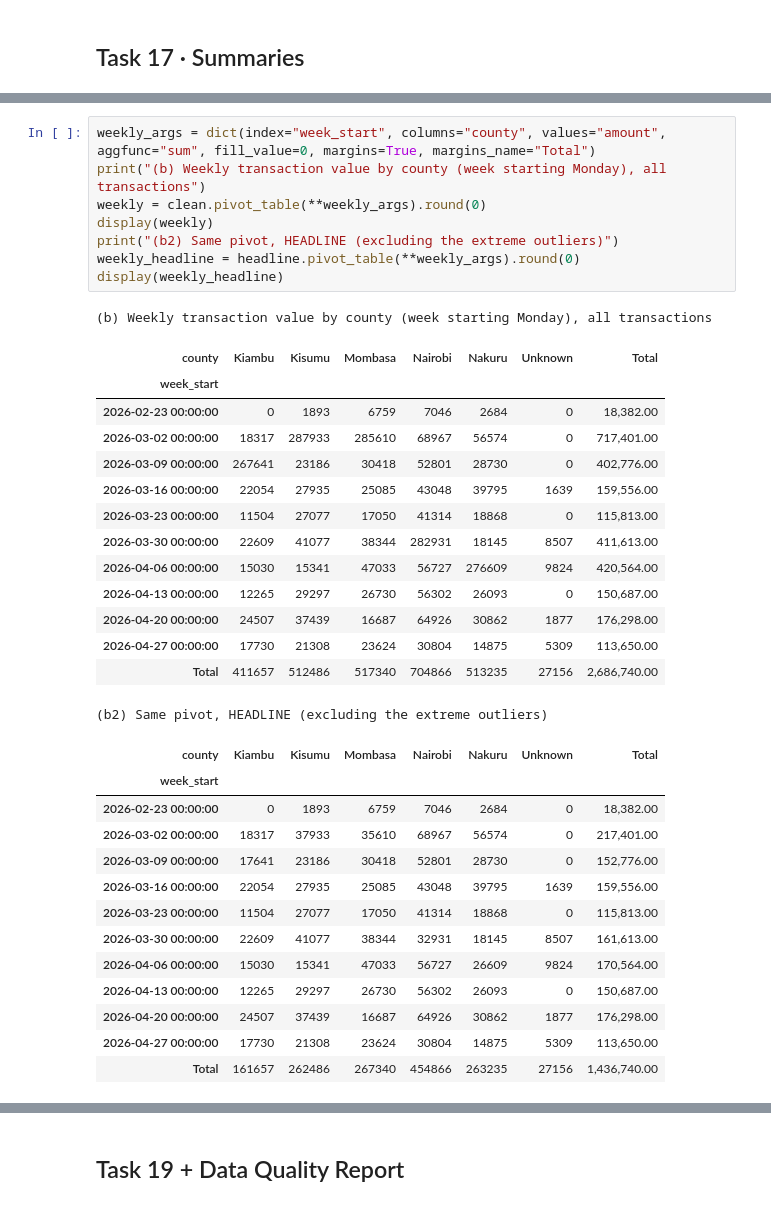
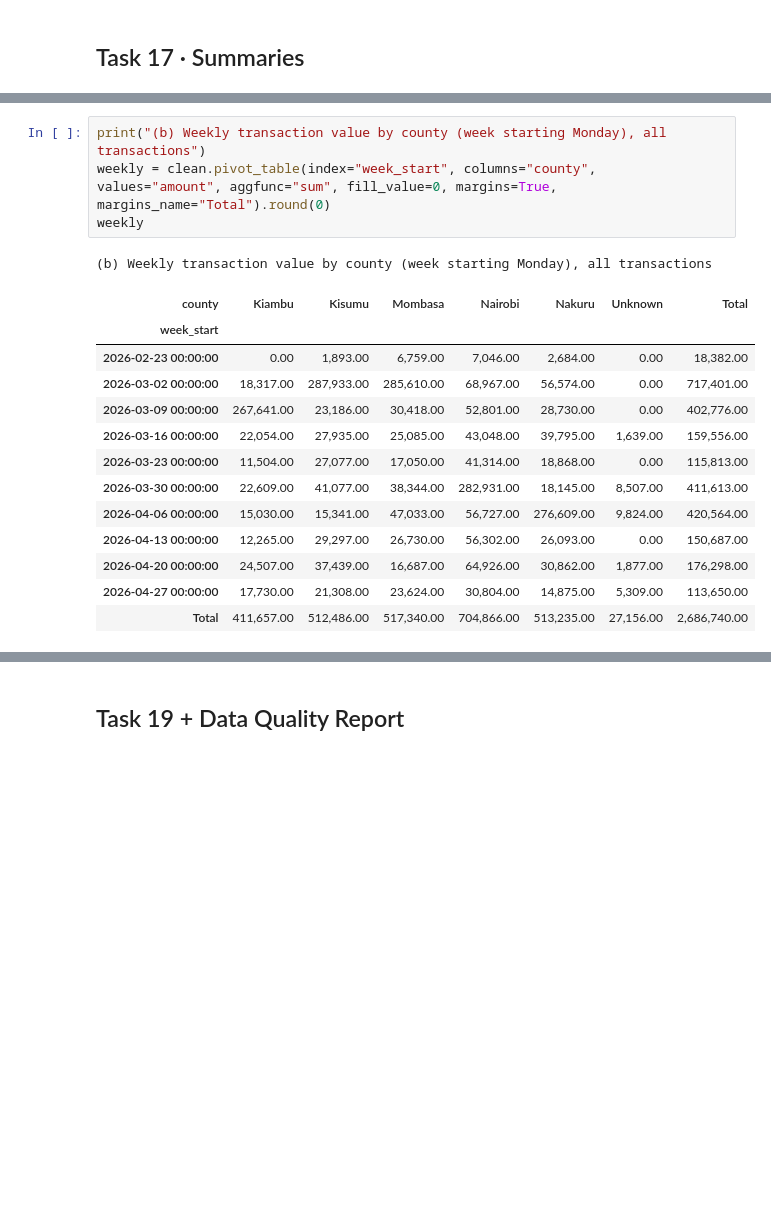
Before and after one commit to Chala-prog/plp-da-a3-duka-sales-and-agent-cleanup, a Jupyter notebook: agent_cleanup.ipynb, the cells around one changed output, grey strips where cells are left out. Cells and saved outputs as stored; diff of their text form; blank space fills up the shorter version.

```diff
--- a/agent_cleanup.ipynb
+++ b/agent_cleanup.ipynb
@@ -259,41 +201,23 @@ display(summ(headline))
 |  | Withdrawal | 1,877.00 | 1 | 1,877.00 |
 # %%
-weekly_args = dict(index="week_start", columns="county", values="amount", aggfunc="sum", fill_value=0, margins=True, margins_name="Total")
 print("(b) Weekly transaction value by county (week starting Monday), all transactions")
-weekly = clean.pivot_table(**weekly_args).round(0)
-display(weekly)
-print("(b2) Same pivot, HEADLINE (excluding the extreme outliers)")
-weekly_headline = headline.pivot_table(**weekly_args).round(0)
-display(weekly_headline)
+weekly = clean.pivot_table(index="week_start", columns="county", values="amount", aggfunc="sum", fill_value=0, margins=True, margins_name="Total").round(0)
+weekly
 # %% [output]
 (b) Weekly transaction value by county (week starting Monday), all transactions
 | county | Kiambu | Kisumu | Mombasa | Nairobi | Nakuru | Unknown | Total |
 | week_start |  |  |  |  |  |  |  |
-| 2026-02-23 00:00:00 | 0 | 1893 | 6759 | 7046 | 2684 | 0 | 18,382.00 |
-| 2026-03-02 00:00:00 | 18317 | 287933 | 285610 | 68967 | 56574 | 0 | 717,401.00 |
-| 2026-03-09 00:00:00 | 267641 | 23186 | 30418 | 52801 | 28730 | 0 | 402,776.00 |
-| 2026-03-16 00:00:00 | 22054 | 27935 | 25085 | 43048 | 39795 | 1639 | 159,556.00 |
-| 2026-03-23 00:00:00 | 11504 | 27077 | 17050 | 41314 | 18868 | 0 | 115,813.00 |
-| 2026-03-30 00:00:00 | 22609 | 41077 | 38344 | 282931 | 18145 | 8507 | 411,613.00 |
-| 2026-04-06 00:00:00 | 15030 | 15341 | 47033 | 56727 | 276609 | 9824 | 420,564.00 |
-| 2026-04-13 00:00:00 | 12265 | 29297 | 26730 | 56302 | 26093 | 0 | 150,687.00 |
-| 2026-04-20 00:00:00 | 24507 | 37439 | 16687 | 64926 | 30862 | 1877 | 176,298.00 |
-| 2026-04-27 00:00:00 | 17730 | 21308 | 23624 | 30804 | 14875 | 5309 | 113,650.00 |
-| Total | 411657 | 512486 | 517340 | 704866 | 513235 | 27156 | 2,686,740.00 |
+| 2026-02-23 00:00:00 | 0.00 | 1,893.00 | 6,759.00 | 7,046.00 | 2,684.00 | 0.00 | 18,382.00 |
+| 2026-03-02 00:00:00 | 18,317.00 | 287,933.00 | 285,610.00 | 68,967.00 | 56,574.00 | 0.00 | 717,401.00 |
+| 2026-03-09 00:00:00 | 267,641.00 | 23,186.00 | 30,418.00 | 52,801.00 | 28,730.00 | 0.00 | 402,776.00 |
+| 2026-03-16 00:00:00 | 22,054.00 | 27,935.00 | 25,085.00 | 43,048.00 | 39,795.00 | 1,639.00 | 159,556.00 |
+| 2026-03-23 00:00:00 | 11,504.00 | 27,077.00 | 17,050.00 | 41,314.00 | 18,868.00 | 0.00 | 115,813.00 |
+| 2026-03-30 00:00:00 | 22,609.00 | 41,077.00 | 38,344.00 | 282,931.00 | 18,145.00 | 8,507.00 | 411,613.00 |
+| 2026-04-06 00:00:00 | 15,030.00 | 15,341.00 | 47,033.00 | 56,727.00 | 276,609.00 | 9,824.00 | 420,564.00 |
+| 2026-04-13 00:00:00 | 12,265.00 | 29,297.00 | 26,730.00 | 56,302.00 | 26,093.00 | 0.00 | 150,687.00 |
+| 2026-04-20 00:00:00 | 24,507.00 | 37,439.00 | 16,687.00 | 64,926.00 | 30,862.00 | 1,877.00 | 176,298.00 |
+| 2026-04-27 00:00:00 | 17,730.00 | 21,308.00 | 23,624.00 | 30,804.00 | 14,875.00 | 5,309.00 | 113,650.00 |
+| Total | 411,657.00 | 512,486.00 | 517,340.00 | 704,866.00 | 513,235.00 | 27,156.00 | 2,686,740.00 |
-(b2) Same pivot, HEADLINE (excluding the extreme outliers)
-| county | Kiambu | Kisumu | Mombasa | Nairobi | Nakuru | Unknown | Total |
-| week_start |  |  |  |  |  |  |  |
-| 2026-02-23 00:00:00 | 0 | 1893 | 6759 | 7046 | 2684 | 0 | 18,382.00 |
-| 2026-03-02 00:00:00 | 18317 | 37933 | 35610 | 68967 | 56574 | 0 | 217,401.00 |
-| 2026-03-09 00:00:00 | 17641 | 23186 | 30418 | 52801 | 28730 | 0 | 152,776.00 |
-| 2026-03-16 00:00:00 | 22054 | 27935 | 25085 | 43048 | 39795 | 1639 | 159,556.00 |
-| 2026-03-23 00:00:00 | 11504 | 27077 | 17050 | 41314 | 18868 | 0 | 115,813.00 |
-| 2026-03-30 00:00:00 | 22609 | 41077 | 38344 | 32931 | 18145 | 8507 | 161,613.00 |
-| 2026-04-06 00:00:00 | 15030 | 15341 | 47033 | 56727 | 26609 | 9824 | 170,564.00 |
-| 2026-04-13 00:00:00 | 12265 | 29297 | 26730 | 56302 | 26093 | 0 | 150,687.00 |
-| 2026-04-20 00:00:00 | 24507 | 37439 | 16687 | 64926 | 30862 | 1877 | 176,298.00 |
-| 2026-04-27 00:00:00 | 17730 | 21308 | 23624 | 30804 | 14875 | 5309 | 113,650.00 |
-| Total | 161657 | 262486 | 267340 | 454866 | 263235 | 27156 | 1,436,740.00 |
 # %%
 clean_out = clean.copy()
 clean_out["txn_date"] = clean_out["txn_date"].dt.strftime("%Y-%m-%d")
```
Also changed, not shown: parts of 15 cells of this notebook, 15 other files.
